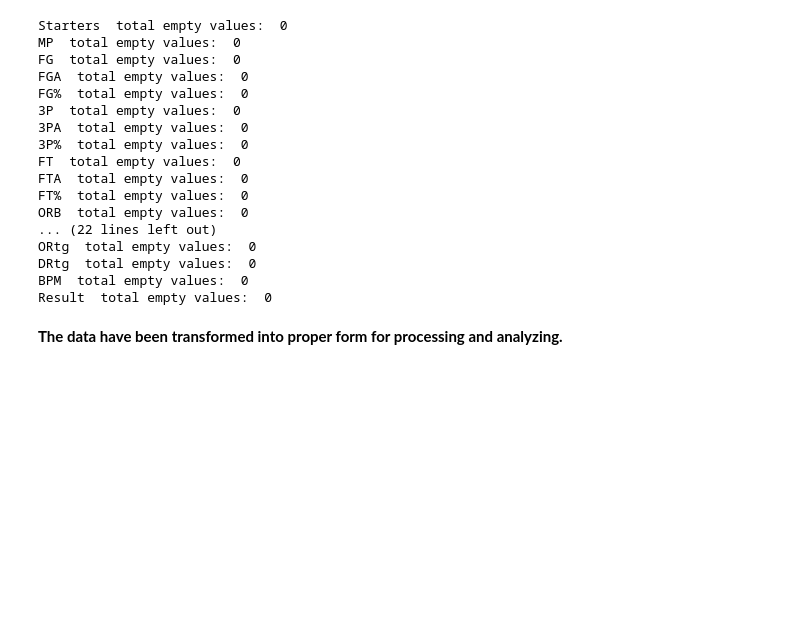
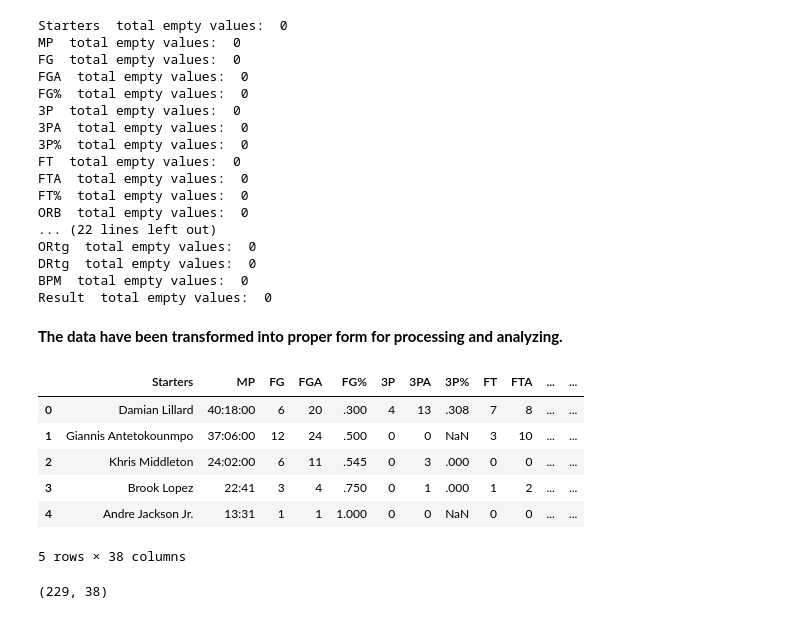
Before and after one commit to ChristosBellos/MyMachineLearningRepository, a Jupyter notebook: Basketball_Games_Analysis.ipynb, the cells around one changed output. Saved outputs shown, nothing was run; the diff lists cells and outputs as text; code cells hidden in the pictures; blank space fills up the shorter version.

```diff
--- a/Basketball_Games_Analysis.ipynb
+++ b/Basketball_Games_Analysis.ipynb
@@ -163,3 +163,17 @@ BPM  total empty values:  0
 Result  total empty values:  0
 # %% [markdown]
 **The data have been transformed into proper form for processing and analyzing.**
+# %%
+df_clean.head(5)
+# %% [output]
+|  | Starters | MP | FG | FGA | FG% | 3P | 3PA | 3P% | FT | FTA | ... | ... |
+| 0 | Damian Lillard | 40:18:00 | 6 | 20 | .300 | 4 | 13 | .308 | 7 | 8 | ... | ... |
+| 1 | Giannis Antetokounmpo | 37:06:00 | 12 | 24 | .500 | 0 | 0 | NaN | 3 | 10 | ... | ... |
+| 2 | Khris Middleton | 24:02:00 | 6 | 11 | .545 | 0 | 3 | .000 | 0 | 0 | ... | ... |
+| 3 | Brook Lopez | 22:41 | 3 | 4 | .750 | 0 | 1 | .000 | 1 | 2 | ... | ... |
+| 4 | Andre Jackson Jr. | 13:31 | 1 | 1 | 1.000 | 0 | 0 | NaN | 0 | 0 | ... | ... |
+5 rows × 38 columns
+# %%
+df.shape
+# %% [output]
+(229, 38)
```
Also changed, not shown: parts of 10 cells of this notebook.
